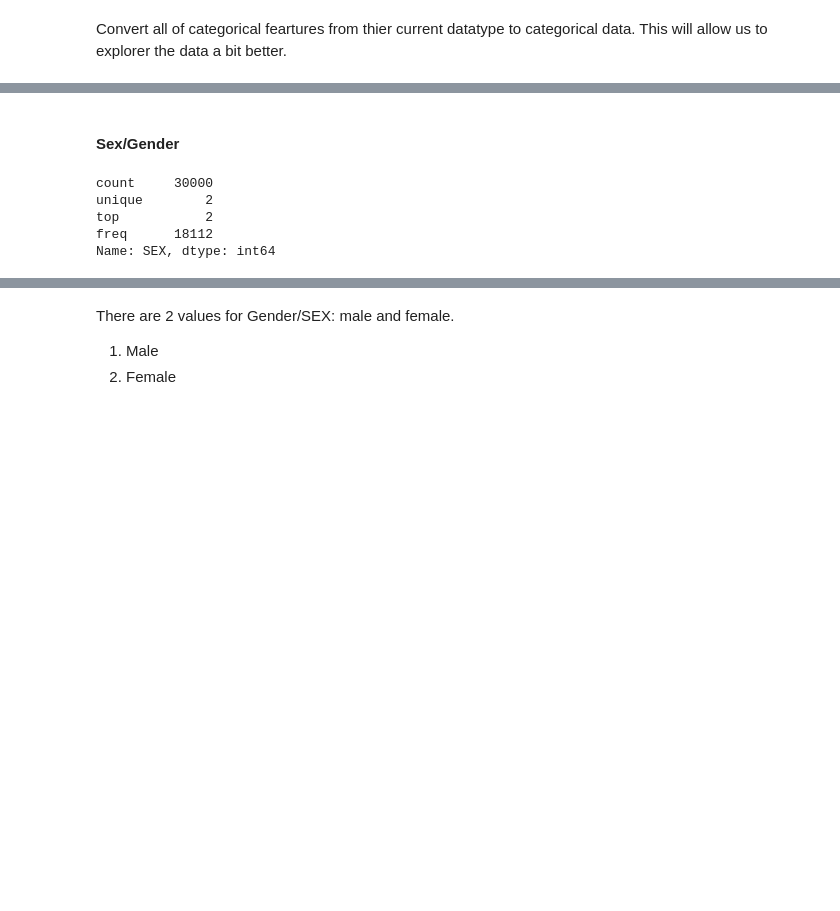
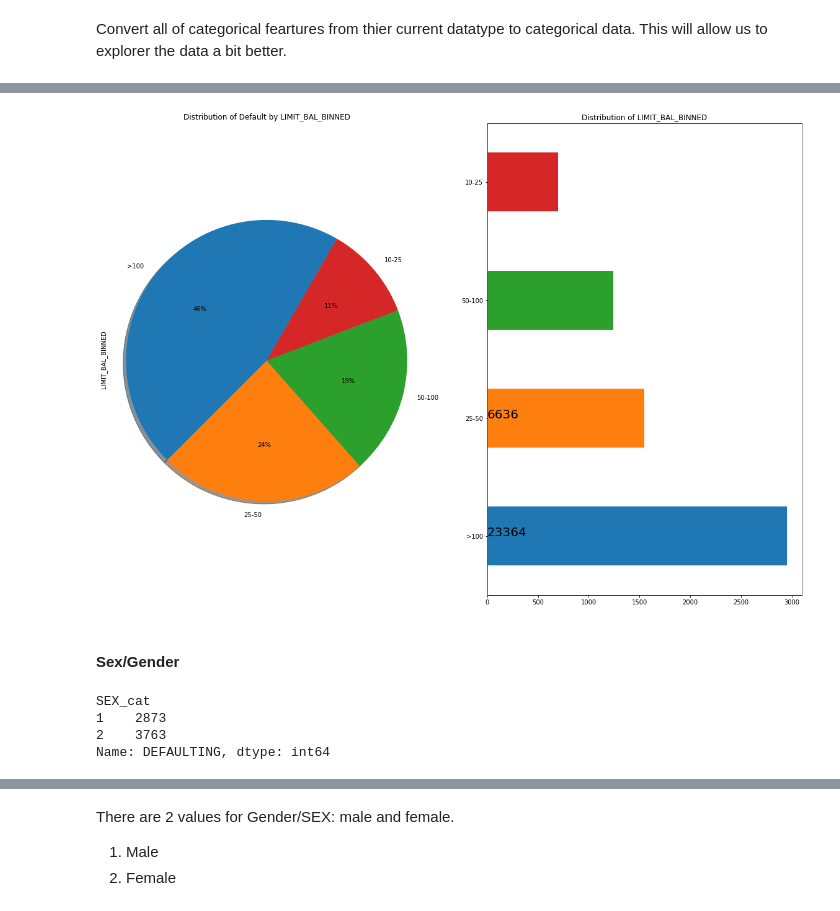
Before and after one commit to greatschism/C5T2, a Jupyter notebook: notebooks/Preprocessing/homework51t2.ipynb, the cells around one changed output, grey strips where cells are left out. Saved outputs shown, nothing was run; the diff lists cells and outputs as text; code cells hidden in the pictures; blank space fills up the shorter version.

```diff
--- a/notebooks/Preprocessing/homework51t2.ipynb
+++ b/notebooks/Preprocessing/homework51t2.ipynb
@@ -270,14 +415,17 @@ Index(['ID', 'LIMIT_BAL', 'SEX', 'EDUCATION', 'MARRIAGE', 'AGE', 'PAY_0',
+# %%
+plotCat2("LIMIT_BAL_BINNED")
+# %% [output]
+[figure, added]
 # %% [markdown]
 <a id="sex"></a>
 #### Sex/Gender
-# %%
-credit.SEX.describe()
-# %% [output]
-count     30000
-unique        2
-top           2
-freq      18112
-Name: SEX, dtype: int64
+# %%
+credit.groupby(['SEX_cat'])["DEFAULTING"].sum()
+# %% [output]
+SEX_cat
+1    2873
+2    3763
+Name: DEFAULTING, dtype: int64
 # %%
 credit.SEX.unique()
 # %% [output]
```
Also changed, not shown: parts of 56 cells of this notebook.
